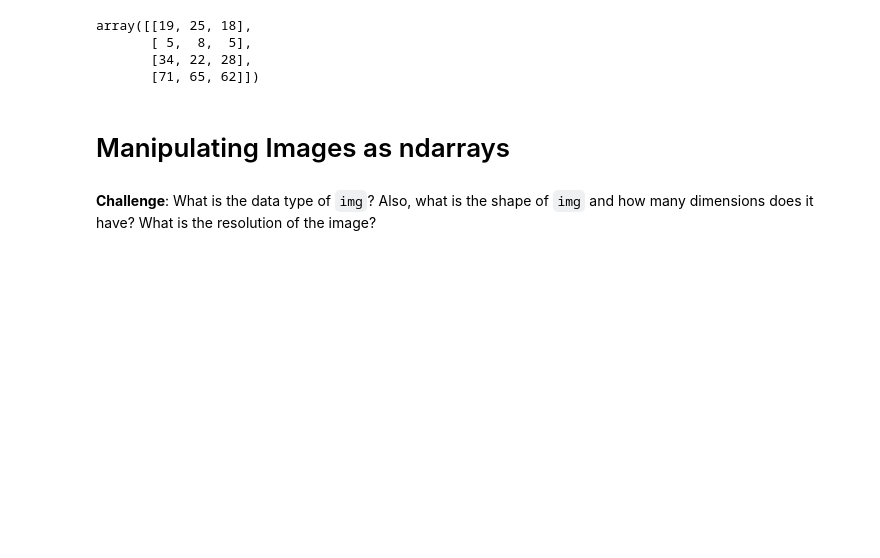
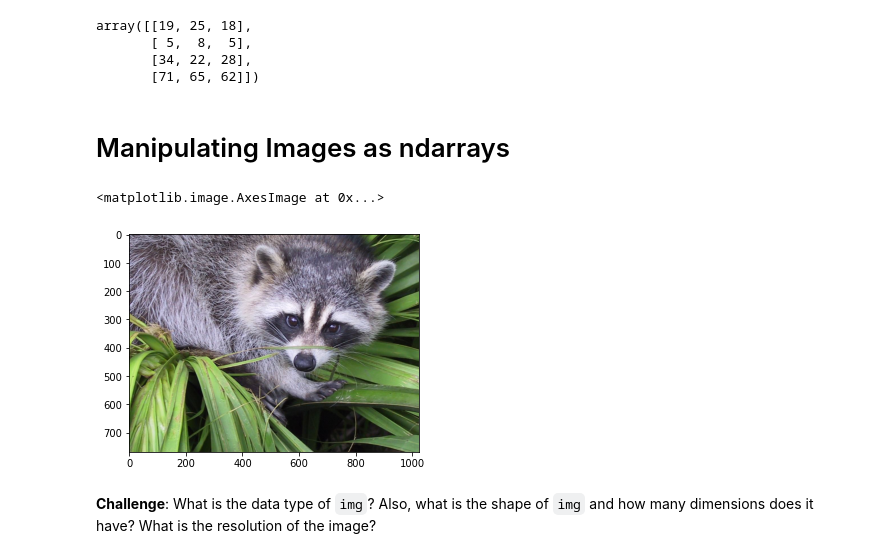
Before and after one commit to sojourn99/computation-with-numpy, a Jupyter notebook: Computation_with_NumPy_and_N_Dimensional_Arrays_(start).ipynb, the cells around one changed output. Saved outputs shown, nothing was run; the diff lists cells and outputs as text; code cells hidden in the pictures; blank space fills up the shorter version.

Commit message:
manipulating images as ndarrays

```diff
--- a/Computation_with_NumPy_and_N_Dimensional_Arrays_(start).ipynb
+++ b/Computation_with_NumPy_and_N_Dimensional_Arrays_(start).ipynb
@@ -284,5 +284,12 @@ array([[19, 25, 18],
        [71, 65, 62]])
 # %% [markdown]
 # Manipulating Images as ndarrays
+# %%
+img = misc.face()
+# %%
+plt.imshow(img)
+# %% [output]
+<matplotlib.image.AxesImage at 0x...>
+[figure, added]
 # %% [markdown]
 **Challenge**: What is the data type of `img`? Also, what is the shape of `img` and how many dimensions does it have? What is the resolution of the image?
```
Also changed, not shown: parts of 11 cells of this notebook.
